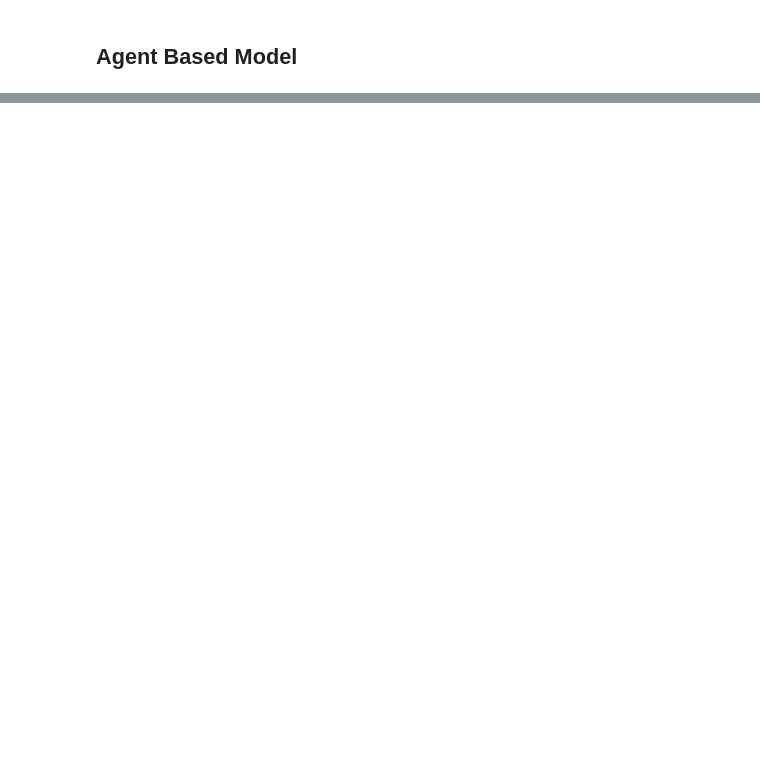
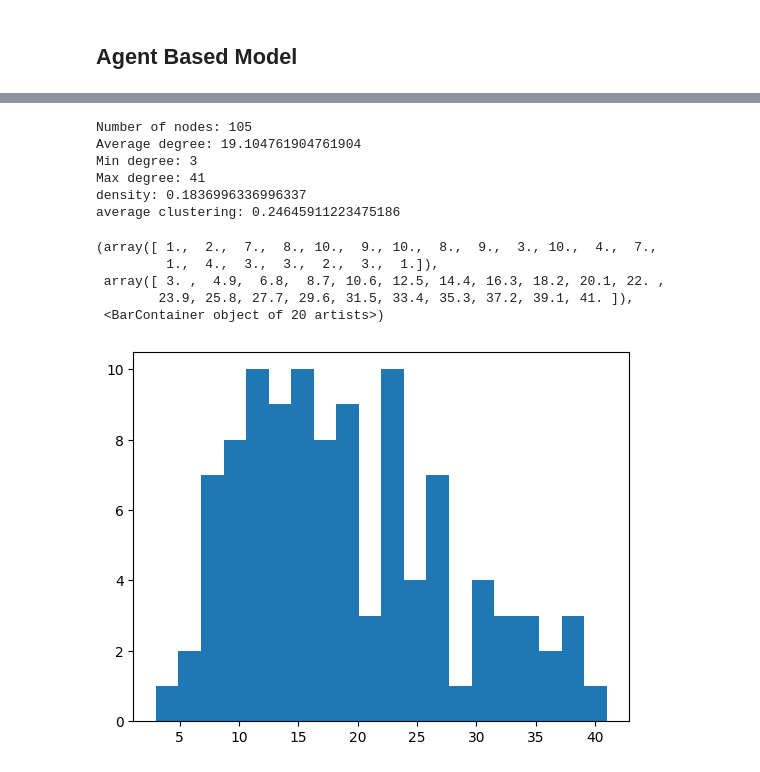
Before and after one commit to timo-damm/resilience_ABM, a Jupyter notebook: repression_ABM.ipynb, the cells around one changed output, grey strips where cells are left out. Saved outputs shown, nothing was run; the diff lists cells and outputs as text; code cells hidden in the pictures; blank space fills up the shorter version.

```diff
--- a/repression_ABM.ipynb
+++ b/repression_ABM.ipynb
@@ -85,19 +90,19 @@ plt.show()
 # initialise each node as agent (with individual level variables)
 for n in G.nodes():
     G.nodes[n]["individual_resilience"] = np.clip(
-        np.random.normal(loc=0, scale=0.3), -1, 1
+        np.random.normal(loc=-0.2, scale=0.3), -1, 1
     ) #mean = 0, stddev = 0.3 scale bound by -1 and 1
 
-    G.nodes[n]["social support"] = soc_sup[n]
+    G.nodes[n]["social_support"] = soc_sup[n]
 
 
 # define environmental factors (repression, social support is already in it at node level)
-G.graph["repression"] = 0.5
+G.graph["repression"] = 0.6
 
 # define and initialise variables at group level (resilience, internal social support)
 G.graph["internal_social_support"] = 0.2
-G.graph["group_resilience"] = 0
-G.graph["causes_of_burnout"] = 0.4
+G.graph["group_resilience"] = 0.0
+G.graph["causes_of_burnout"] = 0.1
 # %%
 # parameters
 dt = 0.01                          # time scale
@@ -222,0 +307,27 @@ print(G.nodes[n]["individual_resilience"])
+# %%
+# network statistics
+degrees = dict(G.degree())
+deg_values = np.array(list(degrees.values()))
+
+print(f"Number of nodes: {nx.number_of_nodes(G)}")
+print(f"Average degree: {deg_values.mean()}")
+print(f"Min degree: {deg_values.min()}")
+print(f"Max degree: {deg_values.max()}")
+print(f"density: {nx.density(G)}")
+print(f"average clustering: {nx.average_clustering(G)}")
+
+#degree distribution:
+plt.hist(deg_values, bins=20)
+# %% [output]
+Number of nodes: 105
+Average degree: 19.104761904761904
+Min degree: 3
+Max degree: 41
+density: 0.1836996336996337
+average clustering: 0.24645911223475186
+(array([ 1.,  2.,  7.,  8., 10.,  9., 10.,  8.,  9.,  3., 10.,  4.,  7.,
+         1.,  4.,  3.,  3.,  2.,  3.,  1.]),
+ array([ 3. ,  4.9,  6.8,  8.7, 10.6, 12.5, 14.4, 16.3, 18.2, 20.1, 22. ,
+        23.9, 25.8, 27.7, 29.6, 31.5, 33.4, 35.3, 37.2, 39.1, 41. ]),
+ <BarContainer object of 20 artists>)
+[figure, added]
```
Also changed, not shown: parts of 11 cells of this notebook.
